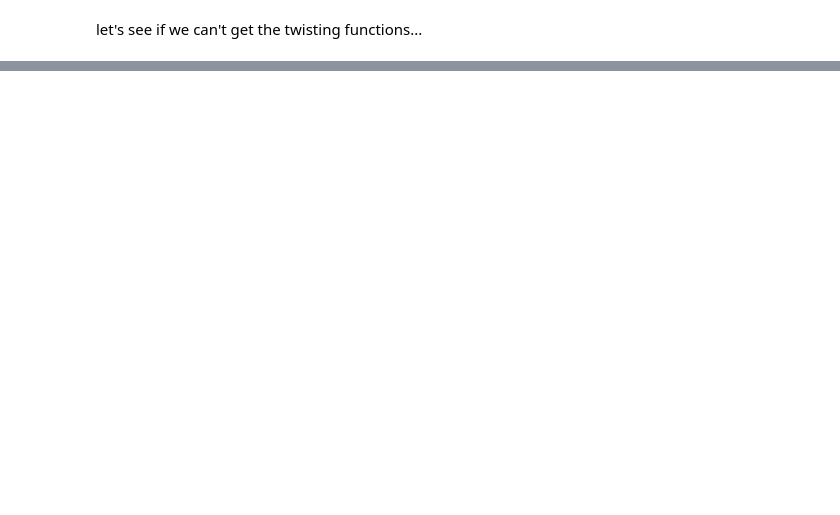
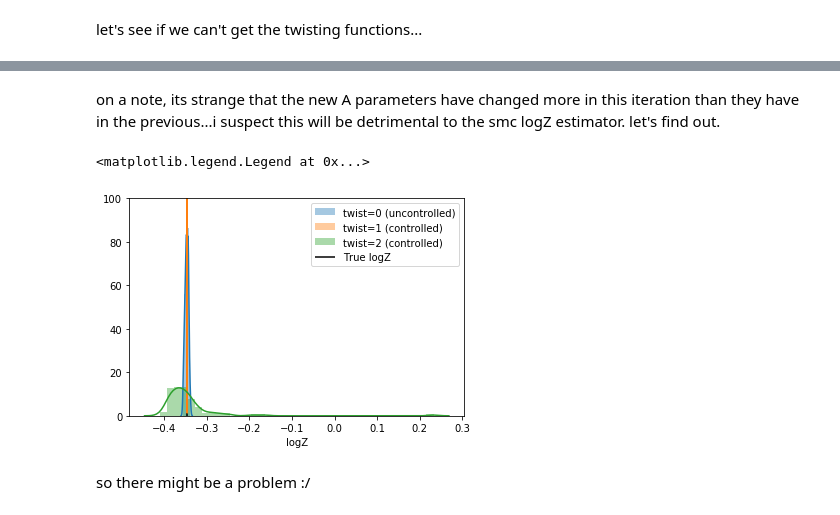
Before and after one commit to dominicrufa/melange, a Jupyter notebook: melange/notebooks/csmc.ipynb, the cells around one changed output, grey strips where cells are left out. Drawn from its saved outputs; the diff is of its cells as text; code cells hidden in the pictures; blank space fills up the shorter version.

```diff
--- a/melange/notebooks/csmc.ipynb
+++ b/melange/notebooks/csmc.ipynb
@@ -724,0 +147,4 @@ a + (3,)
+# %%
+ADP_dict = smc_obj.get_ADP_fn()
+print(ADP_dict.keys())
+ADP_fn = ADP_dict['ADP']
@@ -724,0 +153,2 @@ a + (3,)
+# %%
+out_dict = ADP_fn(twist_1_Xs, twist_1_logWs, prop_params, verbose=True)
@@ -724,0 +175,25 @@ a + (3,)
+# %% [markdown]
+on a note, its strange that the new A parameters have changed more in this iteration than they have in the previous...i suspect this will be detrimental to the smc logZ estimator. let's find out.
+# %%
+smc_obj.update_cSMC(out_dict['out_A_params'], out_dict['out_b_params'], out_dict['out_A0'], out_dict['out_b0'])
+# %%
+prop, logw, (init_Xs, init_logws) = smc_obj.get_fns() #pull the necessary functions from it
+twist2_logZs = []
+
+for i in tqdm.trange(100):
+    rs, run_rs = random.split(rs)
+    out_logZ = jvSIS(prop_params, model_params, y,  run_rs, init_params, prop, logw, (init_Xs, init_logws))
+    twist2_logZs.append(out_logZ)
+# %%
+sns.distplot(logZs, label='twist=0 (uncontrolled)')
+sns.distplot(twist1_logZs, label='twist=1 (controlled)')
+sns.distplot(twist2_logZs, label='twist=2 (controlled)')
+plt.xlabel(f"logZ")
+plt.vlines(dG,0,1000, label=f"True logZ")
+plt.ylim(0,100)
+plt.legend()
+# %% [output]
+<matplotlib.legend.Legend at 0x...>
+[figure, added]
+# %% [markdown]
+so there might be a problem :/
```
Also changed, not shown: parts of 88 cells of this notebook, 1 other file.
